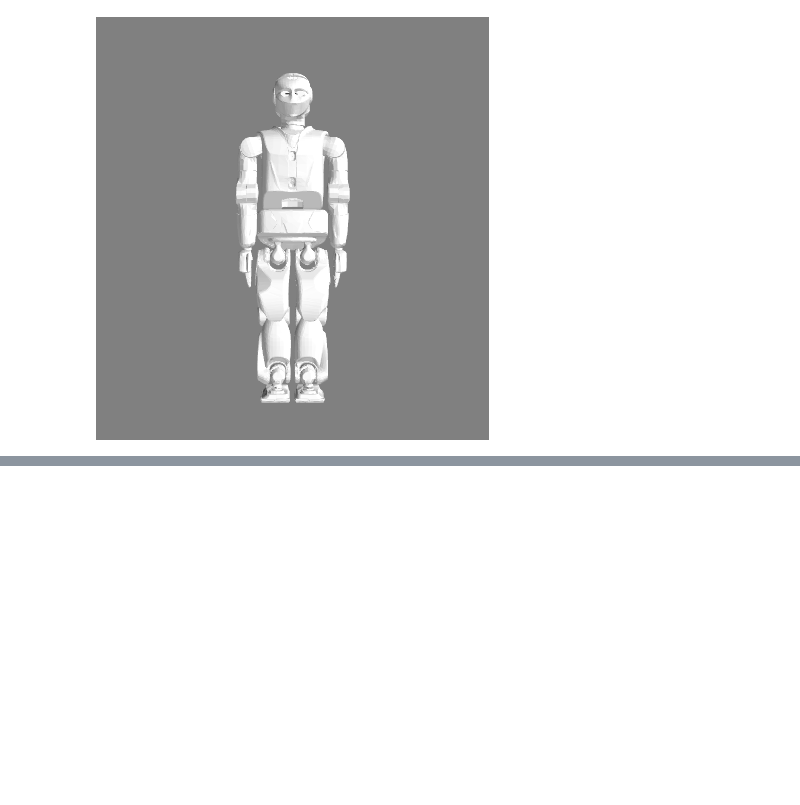
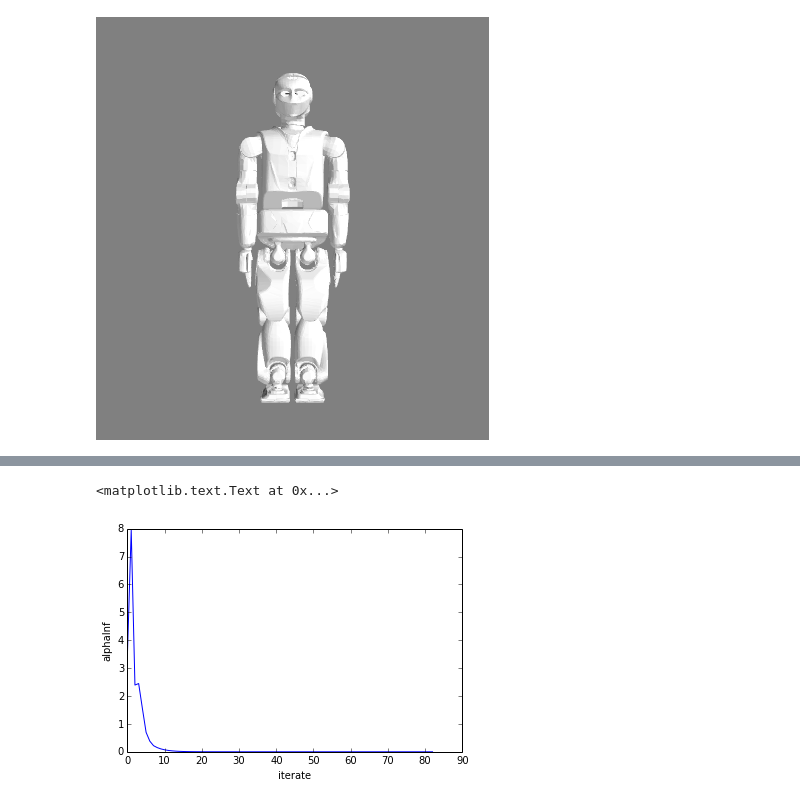
Before and after one commit to jrl-umi3218/sva_rbdyn_tutorials, a Jupyter notebook: ReemCIK.ipynb, the cells around one changed output, grey strips where cells are left out. Drawn from its saved outputs; the diff is of its cells as text; code cells hidden in the pictures; blank space fills up the shorter version.

```diff
--- a/ReemCIK.ipynb
+++ b/ReemCIK.ipynb
@@ -47,0 +183,10 @@ display()
+# %%
+%matplotlib inline
+
+import matplotlib.pyplot as plt
+plt.plot(alphaInfList)
+plt.ylabel('alphaInf')
+plt.xlabel('iterate')
+# %% [output]
+<matplotlib.text.Text at 0x...>
+[figure, added]
```
Also changed, not shown: parts of 9 cells of this notebook.
